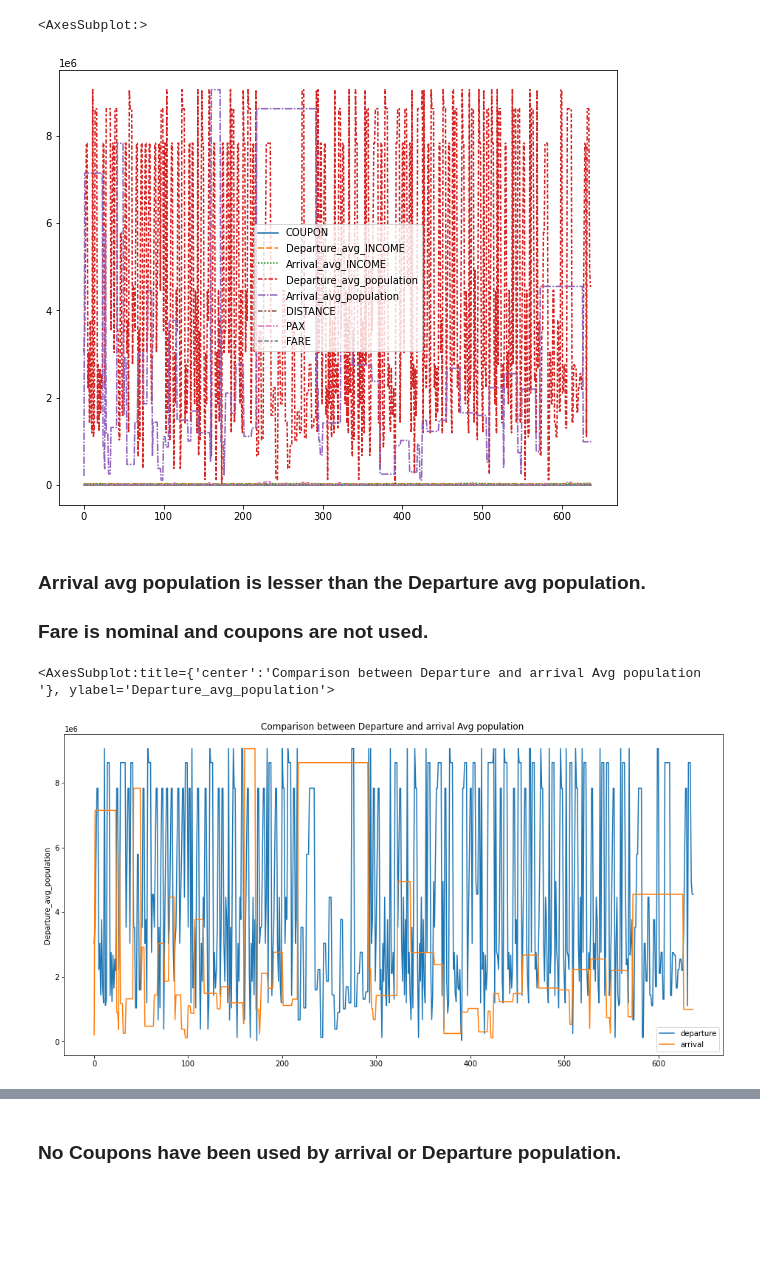
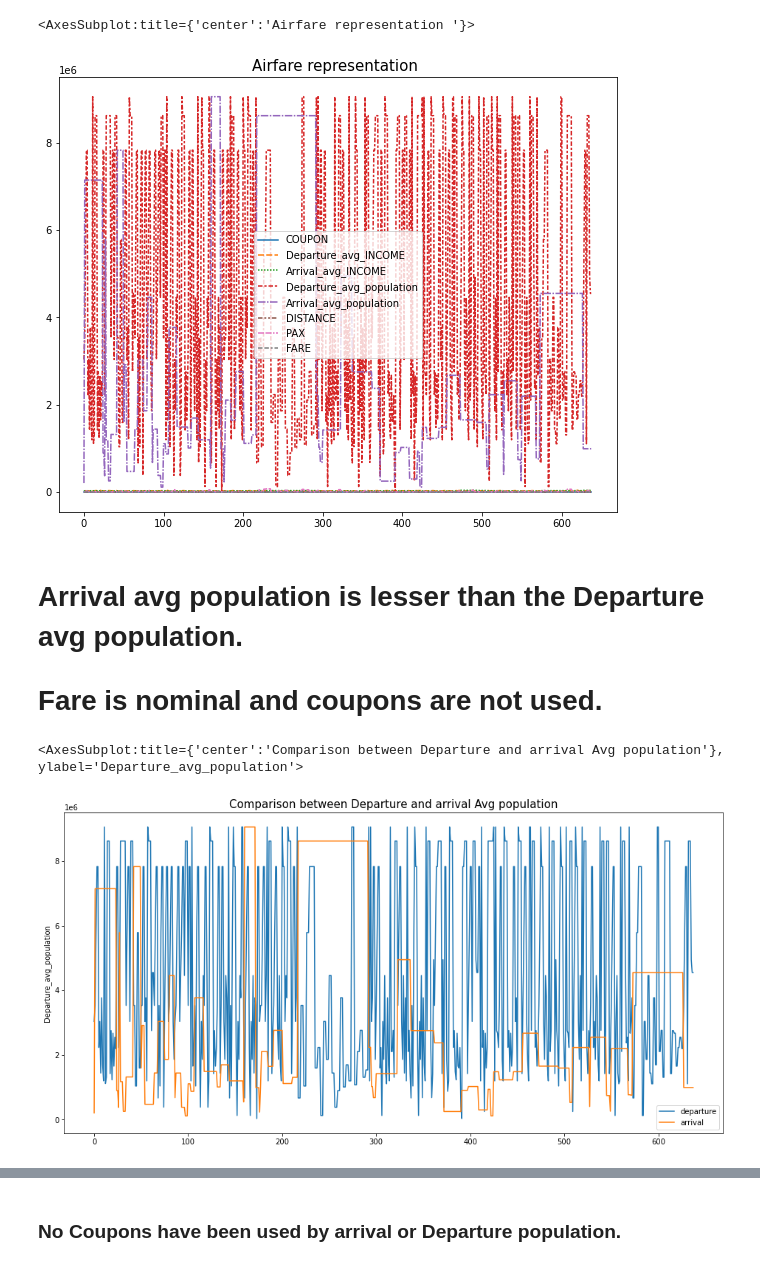
Before and after one commit to Madhu3002/Madhu3002, a Jupyter notebook: Stats Assign.ipynb, the cells around one changed output, grey strips where cells are left out. Cells and saved outputs as stored; diff of their text form; code cells hidden in the pictures; blank space fills up the shorter version.

```diff
--- a/Stats Assign.ipynb
+++ b/Stats Assign.ipynb
@@ -18,20 +18,21 @@ import matplotlib.pyplot as plt
 import seaborn as sb
 # %%
 plt.figure(figsize=(10,8))
+plt.title('Airfare representation ', fontsize = 15)
 sb.lineplot(data=af)
 # %% [output]
-<AxesSubplot:>
+<AxesSubplot:title={'center':'Airfare representation '}>
-[figure, old version]
+[figure, new version]
 # %% [markdown]
-### Arrival avg population is lesser than the Departure avg population.
-### Fare is nominal and coupons are not used.
+# Arrival avg population is lesser than the Departure avg population.
+# Fare is nominal and coupons are not used.
 # %%
 plt.figure(figsize=(16,8))
-plt.title('Comparison between Departure and arrival Avg population ')
+plt.title('Comparison between Departure and arrival Avg population',fontsize=15)
 sb.lineplot(data=af['Departure_avg_population'],label='departure')
 sb.lineplot(data=af['Arrival_avg_population'],label='arrival')
 # %% [output]
-<AxesSubplot:title={'center':'Comparison between Departure and arrival Avg population '}, ylabel='Departure_avg_population'>
+<AxesSubplot:title={'center':'Comparison between Departure and arrival Avg population'}, ylabel='Departure_avg_population'>
-[figure, old version]
+[figure, new version]
 # %%
 plt.figure(figsize=(16,8))
```
Also changed, not shown: parts of 19 cells of this notebook.
